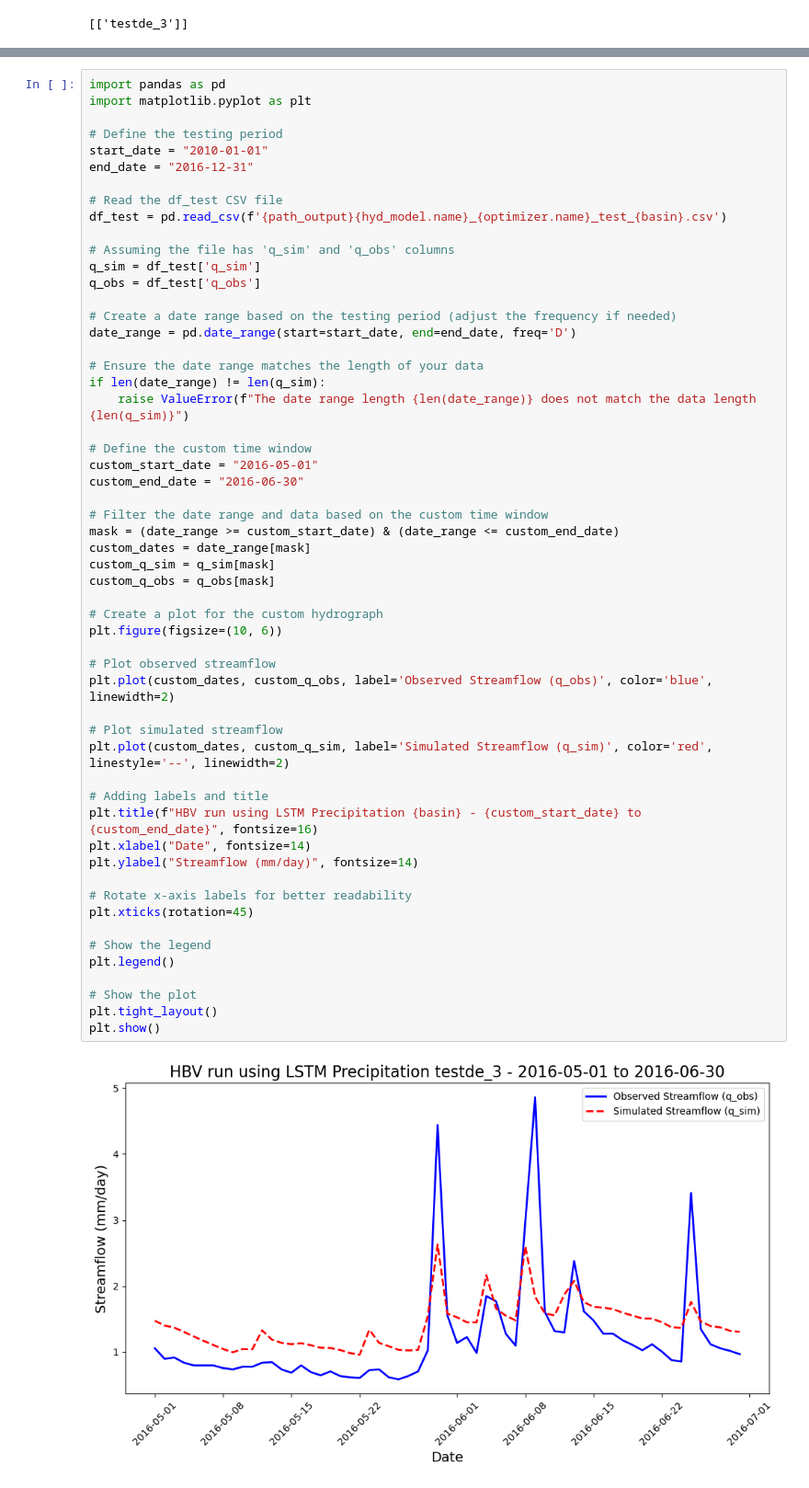
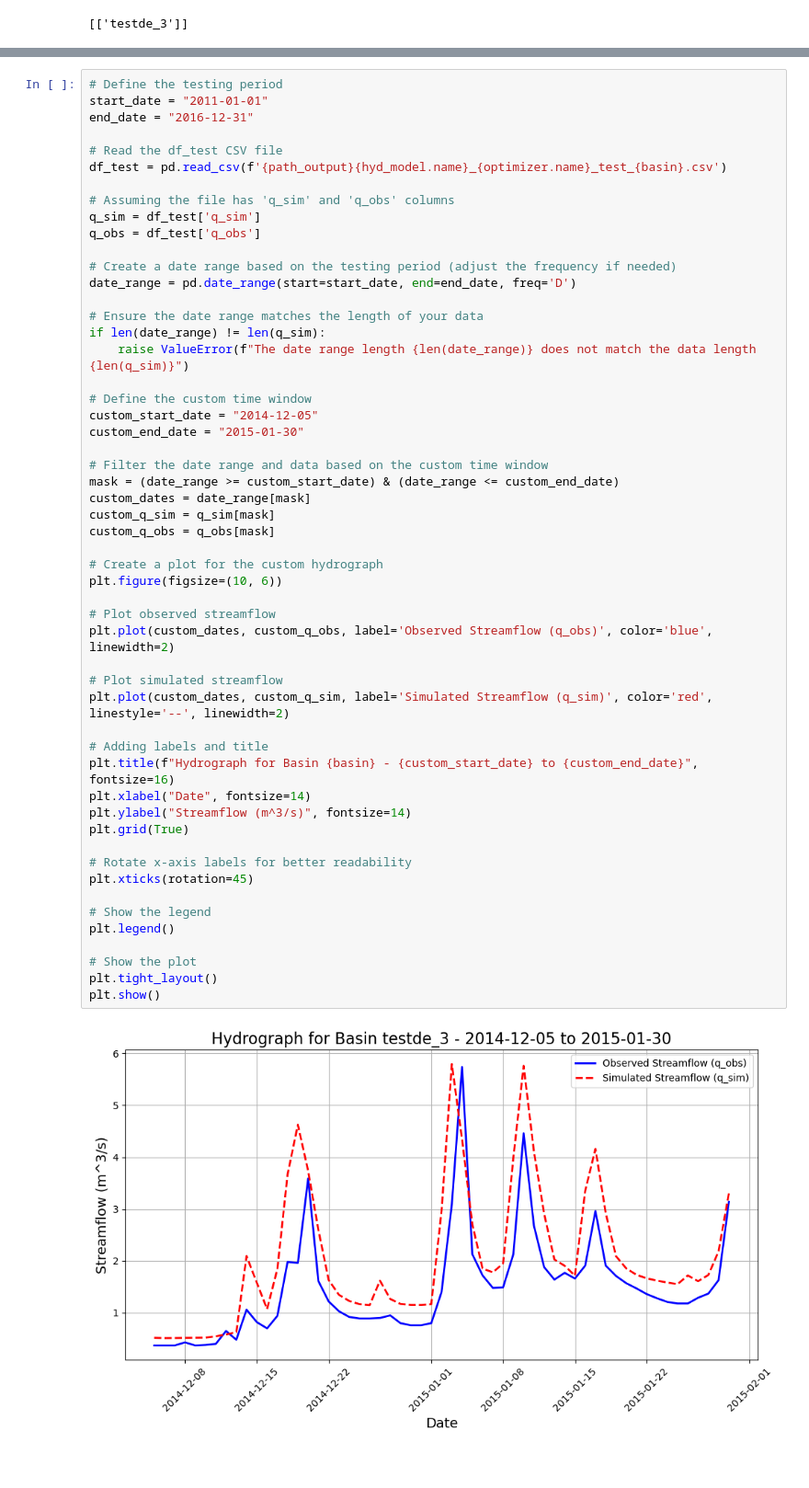
Before and after one commit to Ash-Manoj/Hy2DL_Caravan, a Jupyter notebook: Hy2DL/conceptual_models/experiment_schwarzbach_lstm.ipynb, the cells around one changed output, grey strips where cells are left out. Shown: that part at 92% size. Saved outputs shown, nothing was run; the diff lists cells and outputs as text; blank space fills up the shorter version.

Commit message:
runs for lstm and era5 2007

```diff
--- a/Hy2DL/conceptual_models/experiment_schwarzbach_lstm.ipynb
+++ b/Hy2DL/conceptual_models/experiment_schwarzbach_lstm.ipynb
@@ -291,9 +341,6 @@ plt.show()
 # %%
-import pandas as pd
-import matplotlib.pyplot as plt
-
 # Define the testing period
-start_date = "2010-01-01"
+start_date = "2011-01-01"
 end_date = "2016-12-31"
 
 # Read the df_test CSV file
@@ -311,37 +358,38 @@ if len(date_range) != len(q_sim):
     raise ValueError(f"The date range length {len(date_range)} does not match the data length {len(q_sim)}")
 
 # Define the custom time window
-custom_start_date = "2016-05-01"
-custom_end_date = "2016-06-30"
+custom_start_date = "2014-12-05"
+custom_end_date = "2015-01-30"
 
 # Filter the date range and data based on the custom time window
 mask = (date_range >= custom_start_date) & (date_range <= custom_end_date)
 custom_dates = date_range[mask]
 custom_q_sim = q_sim[mask]
 custom_q_obs = q_obs[mask]
 
 # Create a plot for the custom hydrograph
 plt.figure(figsize=(10, 6))
 
 # Plot observed streamflow
 plt.plot(custom_dates, custom_q_obs, label='Observed Streamflow (q_obs)', color='blue', linewidth=2)
 
 # Plot simulated streamflow
 plt.plot(custom_dates, custom_q_sim, label='Simulated Streamflow (q_sim)', color='red', linestyle='--', linewidth=2)
 
 # Adding labels and title
-plt.title(f"HBV run using LSTM Precipitation {basin} - {custom_start_date} to {custom_end_date}", fontsize=16)
+plt.title(f"Hydrograph for Basin {basin} - {custom_start_date} to {custom_end_date}", fontsize=16)
 plt.xlabel("Date", fontsize=14)
-plt.ylabel("Streamflow (mm/day)", fontsize=14)
+plt.ylabel("Streamflow (m^3/s)", fontsize=14)
+plt.grid(True)
 
 # Rotate x-axis labels for better readability
 plt.xticks(rotation=45)
 
 # Show the legend
 plt.legend()
 
 # Show the plot
 plt.tight_layout()
 plt.show()
 # %% [output]
-[figure, old version]
+[figure, new version]
```
Also changed, not shown: parts of 5 cells of this notebook, 9 other files.
